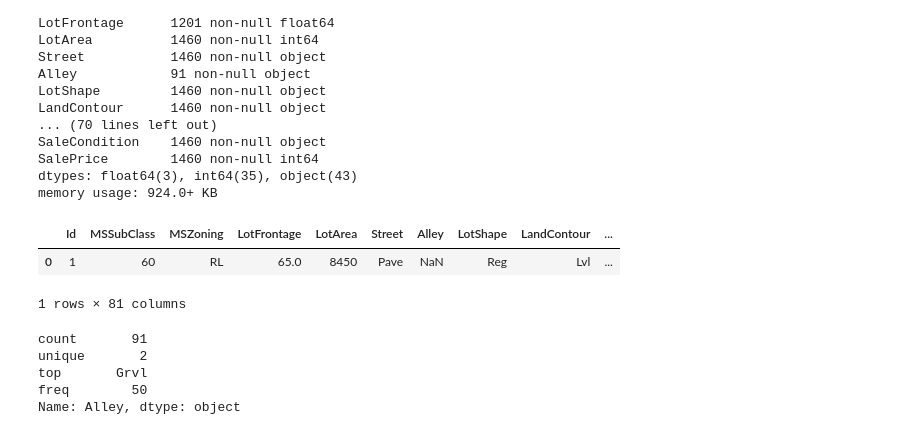
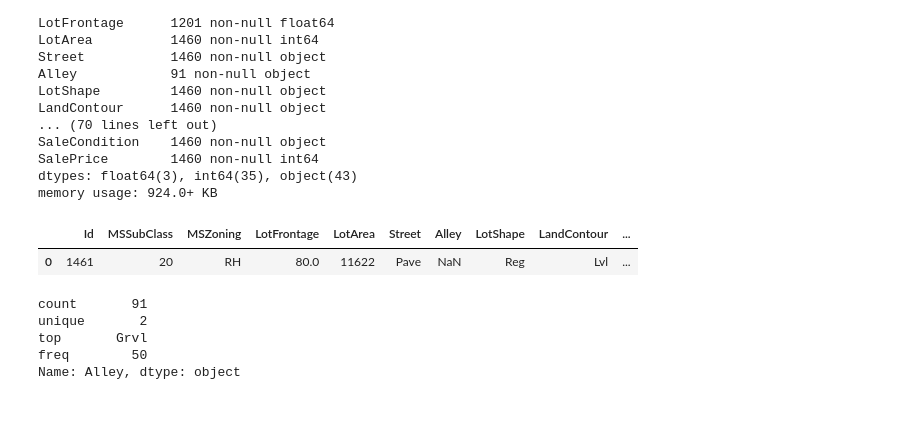
Before and after one commit to roybibek/regression_modeling, a Jupyter notebook: House_Price_Prediction.ipynb, the cells around one changed output. Cells and saved outputs as stored; diff of their text form; code cells hidden in the pictures.

Commit message:
Trying to Add Test Data

```diff
--- a/House_Price_Prediction.ipynb
+++ b/House_Price_Prediction.ipynb
@@ -6,6 +7,9 @@ import numpy as np
 # %%
 url2 = "https://raw.githubusercontent.com/roybibek/regression_modeling/master/train.csv"
 data = pa.read_csv(url2)
+
+url3 = "https://raw.githubusercontent.com/roybibek/regression_modeling/master/test.csv"
+testdata = pa.read_csv(url3)
 # %%
 data
 # %% [output]
@@ -44,10 +48,10 @@ dtypes: float64(3), int64(35), object(43)
 memory usage: 924.0+ KB
 # %%
 data.head(1)
+testdata.head(1)
 # %% [output]
 |  | Id | MSSubClass | MSZoning | LotFrontage | LotArea | Street | Alley | LotShape | LandContour | ... |
-| 0 | 1 | 60 | RL | 65.0 | 8450 | Pave | NaN | Reg | Lvl | ... |
+| 0 | 1461 | 20 | RH | 80.0 | 11622 | Pave | NaN | Reg | Lvl | ... |
-1 rows × 81 columns
 # %%
 data.iloc[:,6].describe()
 # %% [output]
```
Also changed, not shown: parts of 12 cells of this notebook.
